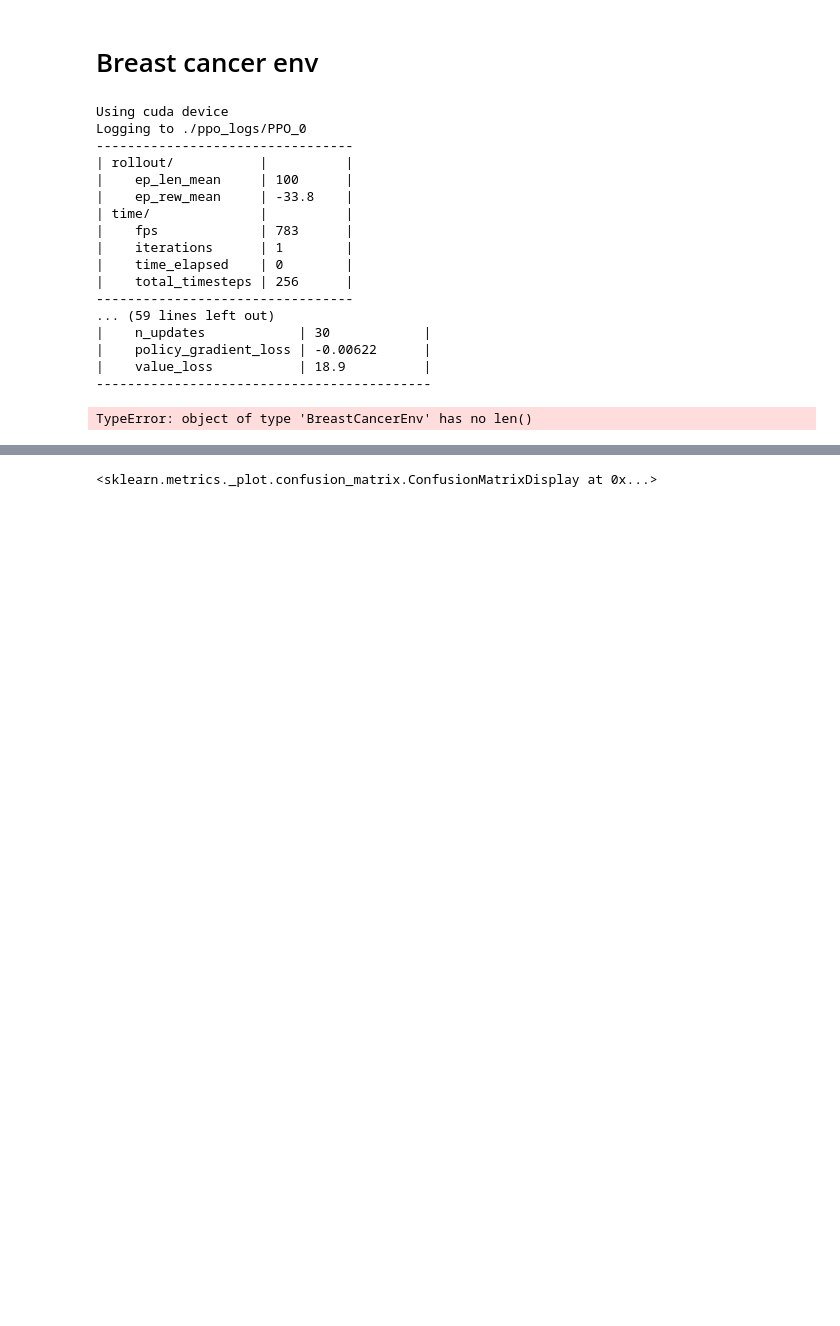
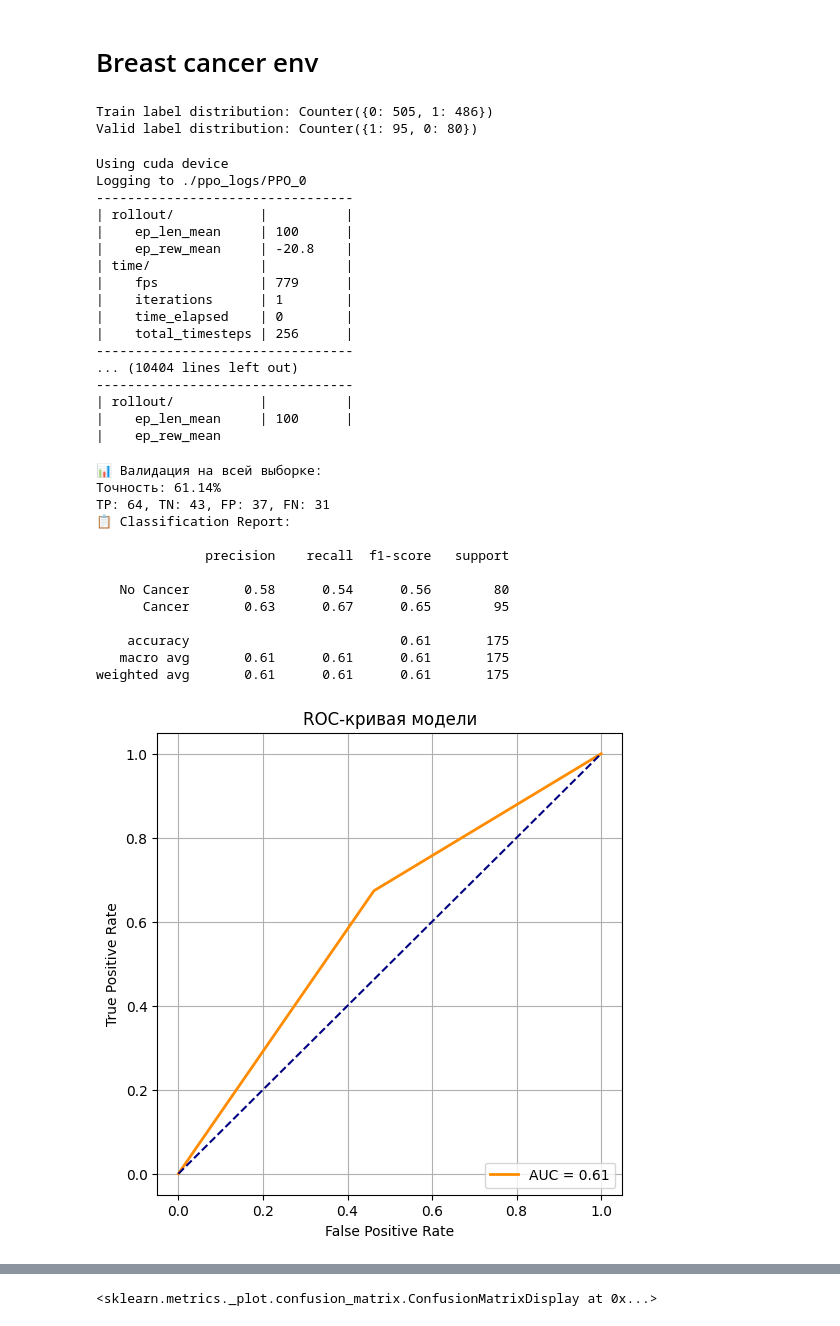
Before and after one commit to ganiesenov/RLHF_Breast_Cancer, a Jupyter notebook: rlhf.ipynb, the cells around one changed output, grey strips where cells are left out. Cells and saved outputs as stored; diff of their text form; code cells hidden in the pictures; blank space fills up the shorter version.

Commit message:
Kaggle Notebook | RL breast cancer | Version 2

```diff
--- a/rlhf.ipynb
+++ b/rlhf.ipynb
@@ -350,6 +350,13 @@ def evaluate_model_full(model, features, labels_dict, file_names, verbose=True):
         print(f"TP: {tp}, TN: {tn}, FP: {fp}, FN: {fn}")
 
     return accuracy, tp, tn, fp, fn, predictions, truths
+# %%
+# ✅ 5. Проверка меток
+print("Train label distribution:", Counter(train_labels.values()))
+print("Valid label distribution:", Counter(valid_labels.values()))
+# %% [output]
+Train label distribution: Counter({0: 505, 1: 486})
+Valid label distribution: Counter({1: 95, 0: 80})
 # %%
 %%time
 # Создание среды
@@ -378,7 +385,7 @@ total_timesteps = 150_000
 validation_interval = 1_000
 for step in range(0, total_timesteps, validation_interval):
     model.learn(total_timesteps=validation_interval, reset_num_timesteps=False)
-    acc, tp, tn, fp, fn, preds, trues = evaluate_model_full(model, valid_env, valid_labels, valid_file_names)
+    acc, tp, tn, fp, fn, preds, trues = evaluate_model_full(model, valid_features, valid_labels, valid_file_names)
 
     print(f"\n📊 Валидация на шаге {step + validation_interval}:")
     print(f"Точность: {acc * 100:.2f}%")
@@ -389,16 +396,56 @@ Logging to ./ppo_logs/PPO_0
 ---------------------------------
 | rollout/           |          |
 |    ep_len_mean     | 100      |
-|    ep_rew_mean     | -33.8    |
+|    ep_rew_mean     | -20.8    |
 | time/              |          |
-|    fps             | 783      |
+|    fps             | 779      |
 |    iterations      | 1        |
 |    time_elapsed    | 0        |
 |    total_timesteps | 256      |
 ---------------------------------
-... (59 lines left out)
-|    n_updates            | 30            |
-|    policy_gradient_loss | -0.00622      |
-|    value_loss           | 18.9          |
--------------------------------------------
+... (10404 lines left out)
+---------------------------------
+| rollout/           |          |
+|    ep_len_mean     | 100      |
+|    ep_rew_mean
-TypeError: object of type 'BreastCancerEnv' has no len()
+# %%
+# Вызов функции оценки модели
+_, _, _, _, _, preds, trues = evaluate_model_full(model, valid_features, valid_labels, valid_file_names)
+
+# Теперь вызови построение отчёта и ROC-кривой
+from sklearn.metrics import classification_report, roc_curve, auc
+import matplotlib.pyplot as plt
+
+# Classification report
+print("📋 Classification Report:\n")
+print(classification_report(trues, preds, target_names=["No Cancer", "Cancer"]))
+
+# ROC
+fpr, tpr, _ = roc_curve(trues, preds)
+roc_auc = auc(fpr, tpr)
+
+# Plot ROC
+plt.figure(figsize=(6, 6))
+plt.plot(fpr, tpr, color='darkorange', lw=2, label=f"AUC = {roc_auc:.2f}")
+plt.plot([0, 1], [0, 1], color='navy', linestyle='--')
+plt.xlabel("False Positive Rate")
+plt.ylabel("True Positive Rate")
+plt.title("ROC-кривая модели")
+plt.legend(loc="lower right")
+plt.grid(True)
+plt.show()
+# %% [output]
+📊 Валидация на всей выборке:
+Точность: 61.14%
+TP: 64, TN: 43, FP: 37, FN: 31
+📋 Classification Report:
+
+              precision    recall  f1-score   support
+
+   No Cancer       0.58      0.54      0.56        80
+      Cancer       0.63      0.67      0.65        95
+
+    accuracy                           0.61       175
+   macro avg       0.61      0.61      0.61       175
+weighted avg       0.61      0.61      0.61       175
+[figure, added]
```
Also changed, not shown: parts of 2 cells of this notebook.
